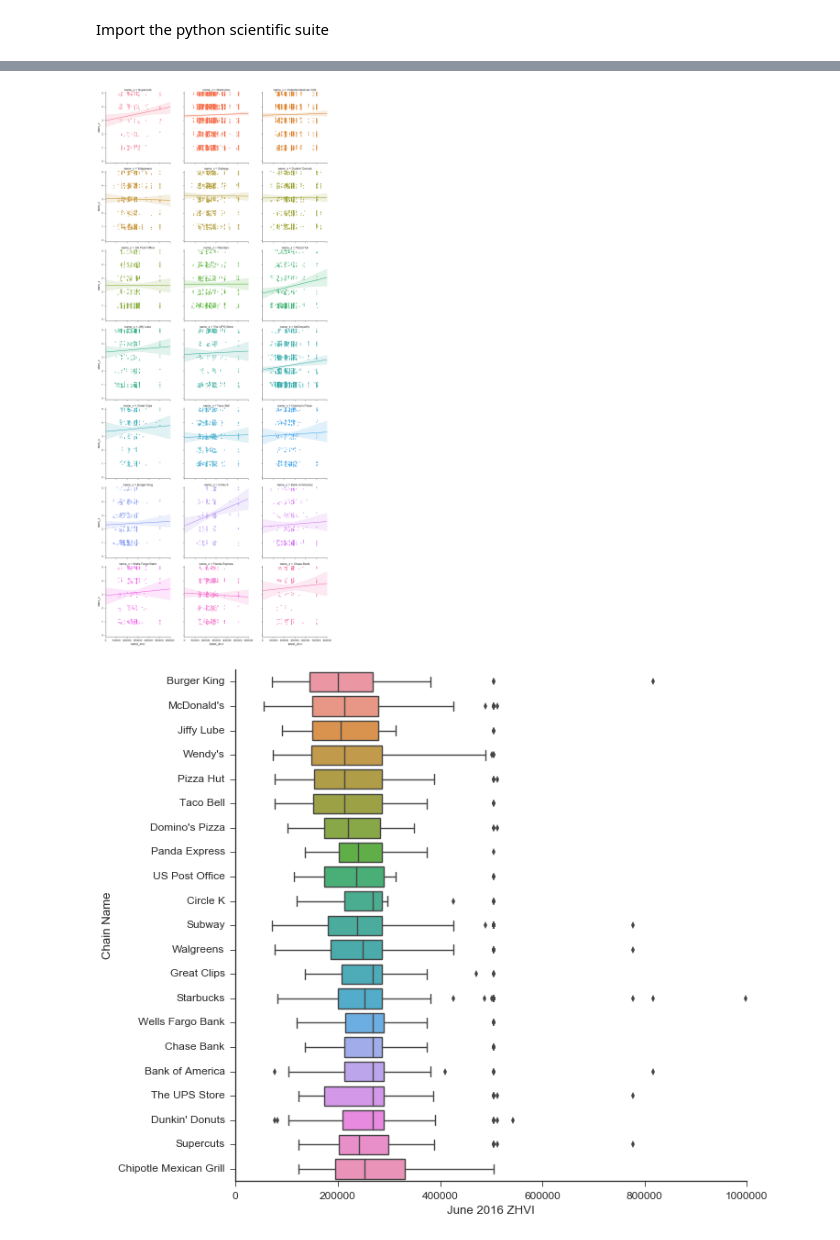
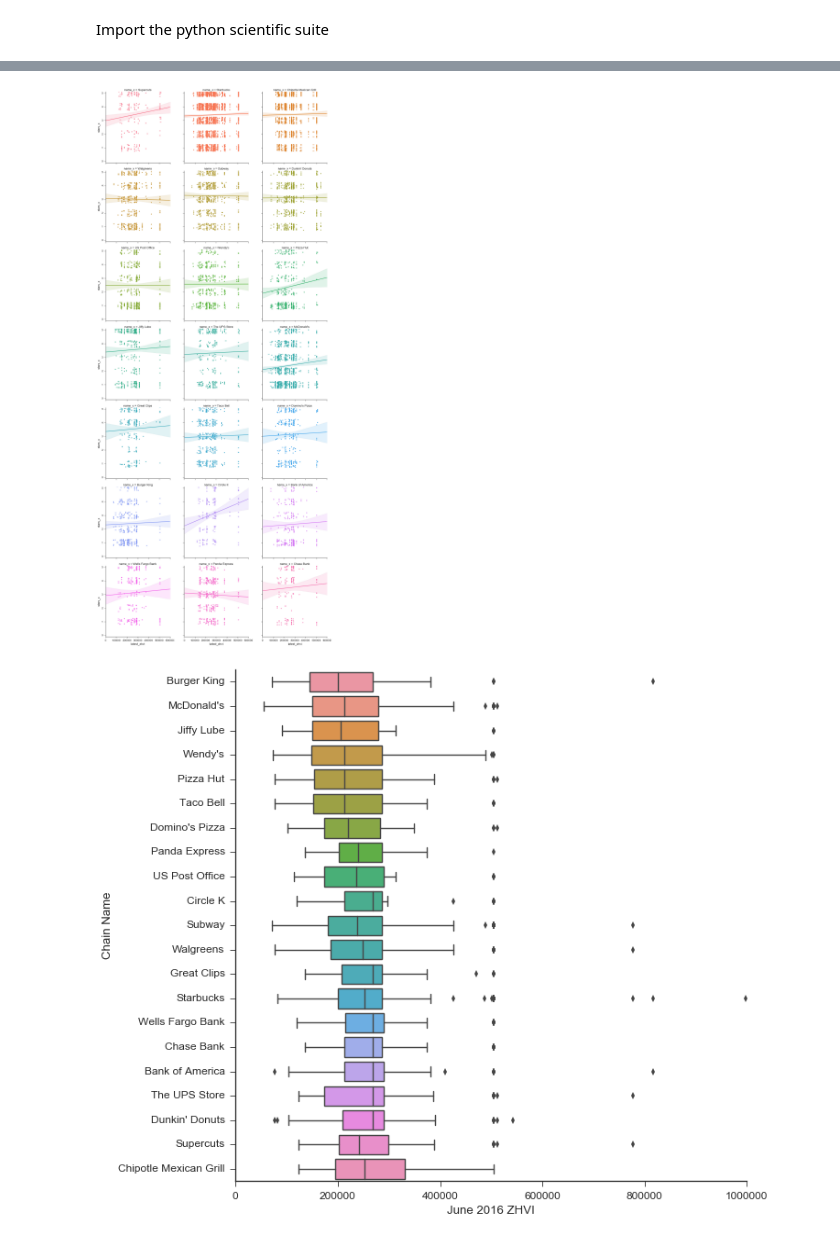
Before and after one commit to zihaoxu/jac_project, a Jupyter notebook: clean_yelp_data.ipynb, the cells around one changed output, grey strips where cells are left out. Saved outputs shown, nothing was run; the diff lists cells and outputs as text; code cells hidden in the pictures.

```diff
--- a/clean_yelp_data.ipynb
+++ b/clean_yelp_data.ipynb
@@ -82,10 +135,11 @@ bs = pd.merge(bf, s, on = 'z_hood', how = 'inner')
 # %%
-sns.lmplot(x = 'latest_zhvi', y = 'stars_x', col = 'name_x', hue = 'name_x', y_jitter = 0.2,  col_wrap = 3, data = rs)
+sns.lmplot(x = 'latest_zhvi', y = 'stars_x', col = 'name_x', hue = 'name_x', y_jitter = 0.25,  col_wrap = 3, data = rs)
 plt.ylim(-0.1,5.1)
 plt.xlim(0,600000)
 sns.despine()
+#plt.savefig('example_chain_regressions.png', dpi = 300, fmt = 'png')
 # %% [output]
-[figure, old version]
+[figure, new version]
 # %%
 pylab.rcParams['figure.figsize'] = (10.0, 10.0) #set figure parameters
 sns.boxplot(data = bs, x = 'latest_zhvi', y = 'name', order = OrderName(bs, 'name', 'latest_zhvi'))
```
Also changed, not shown: parts of 3 cells of this notebook, 4 other files.
